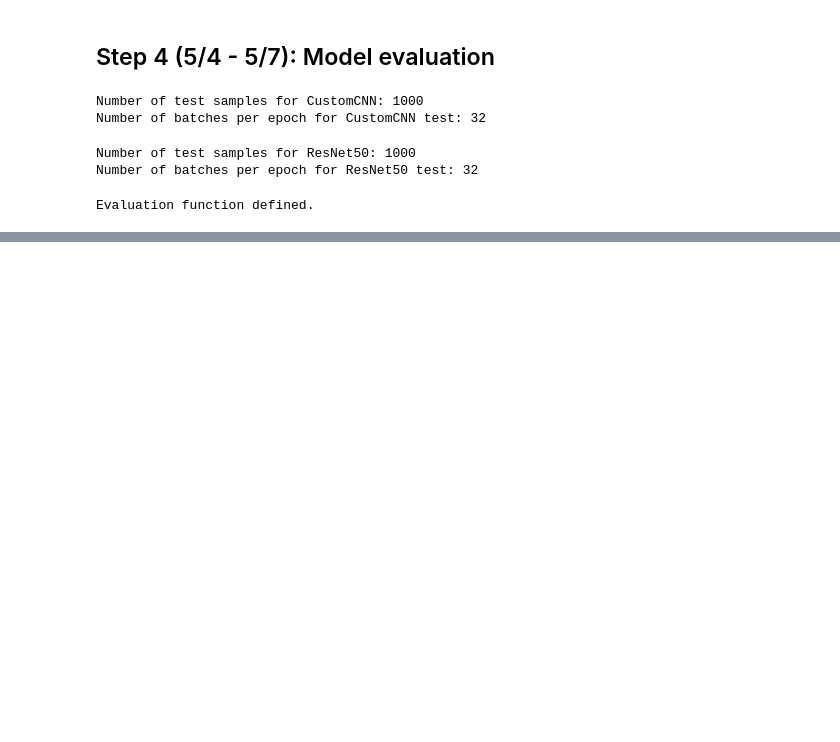
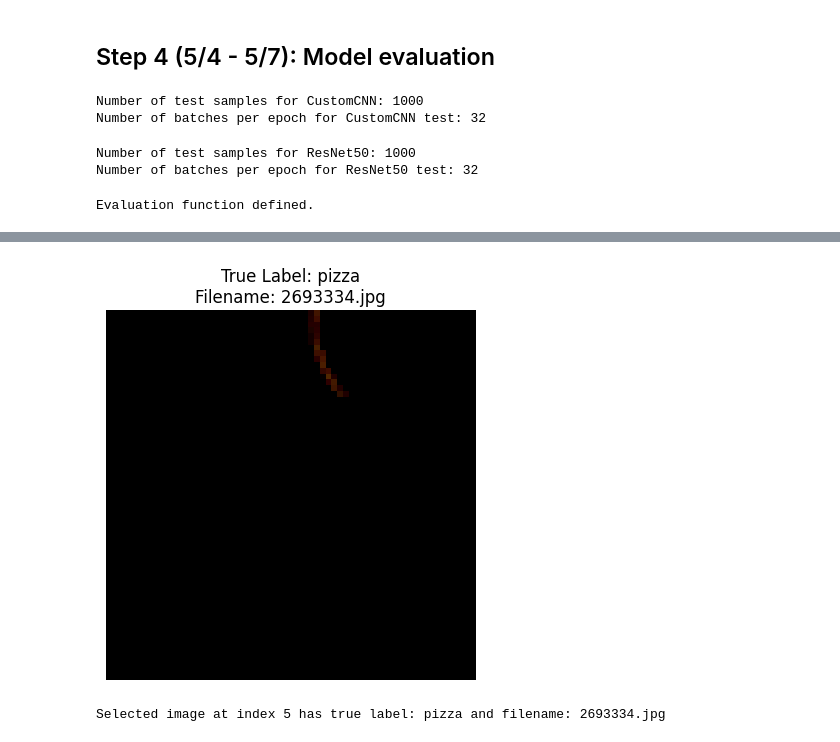
Before and after one commit to sjensen39/CRiSSP, a Jupyter notebook: CRiSSP_Sofie_Sanya.ipynb, the cells around one changed output, grey strips where cells are left out. Saved outputs shown, nothing was run; the diff lists cells and outputs as text; code cells hidden in the pictures; blank space fills up the shorter version.

```diff
--- a/CRiSSP_Sofie_Sanya.ipynb
+++ b/CRiSSP_Sofie_Sanya.ipynb
@@ -302,7 +302,7 @@ criterion_cnn = nn.CrossEntropyLoss() # Suitable for multi-class classification
 optimizer_cnn = torch.optim.Adam(custom_cnn_model.parameters(), lr=0.001) # Adam optimizer with a learning rate of 0.001
 # %%
 # Training Loop for CustomCNN
-num_epochs_cnn = 10 # You can adjust the number of epochs
+num_epochs_cnn = 20 # You can adjust the number of epochs
 
 print(f"Starting training for CustomCNN on {device}...")
 
@@ -556,0 +538,50 @@ Selected image at index 150 has true label: pizza
+# %%
+import matplotlib.pyplot as plt
+import os
+
+# --- Image Selection: Choose ONE of the following methods ---
+
+# Method 1: Specify by image index
+image_index_selection = 5 # Uncomment and set an integer index (e.g., 0 to len(test_dataset)-1)
+image_filename_selection = None # Keep as None if using index selection
+
+# Method 2: Specify by image filename
+# image_index_selection = None
+# image_filename_selection = '2785084.jpg' # Uncomment and set a string filename (e.g., '3398309.jpg')
+
+# -----------------------------------------------------------
+
+# Get the class names
+class_names = test_dataset_cnn.classes
+
+# Determine image_index and image_filename based on selection
+if image_index_selection is not None:
+    image_index = image_index_selection
+    image_filepath = test_dataset_cnn.samples[image_index][0]
+    image_filename = os.path.basename(image_filepath)
+elif image_filename_selection is not None:
+    image_filename = image_filename_selection
+    found_index = -1
+    for i, (path, _) in enumerate(test_dataset_cnn.samples):
+        if os.path.basename(path) == image_filename:
+            found_index = i
+            break
+    if found_index == -1:
+        raise ValueError(f"Filename '{image_filename}' not found in the test dataset.")
+    image_index = found_index
+    image_filepath = test_dataset_cnn.samples[image_index][0]
+else:
+    raise ValueError("Please specify either 'image_index_selection' or 'image_filename_selection'.")
+
+# Retrieve image and true label from the dataset using the determined index
+original_image, true_label_idx = test_dataset_cnn[image_index]
+true_label_name = class_names[true_label_idx]
+
+# Display the original image and its true label
+plt.imshow(original_image.permute(1, 2, 0)) # Permute to (H, W, C) for matplotlib
+plt.title(f"True Label: {true_label_name}\nFilename: {image_filename}") # Added filename to title
+plt.axis('off')
+plt.show()
+
+print(f"Selected image at index {image_index} has true label: {true_label_name} and filename: {image_filename}")
+# %% [output]
@@ -557,3 +589,5 @@ Selected image at index 150 has true label: pizza
+[figure, added]
+Selected image at index 5 has true label: pizza and filename: 2693334.jpg
 # %%
 # Preprocess and predict with CustomCNN
 
```
Also changed, not shown: parts of 15 cells of this notebook.
